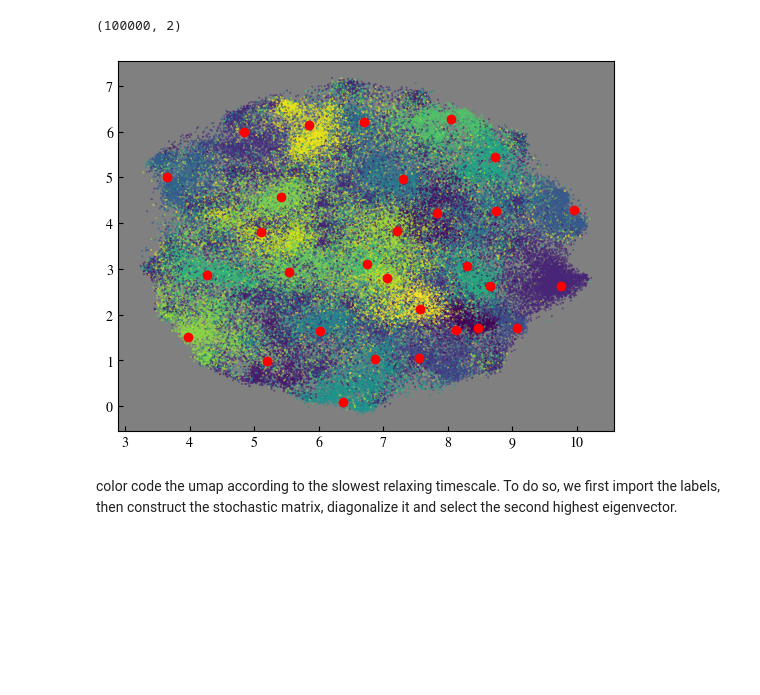
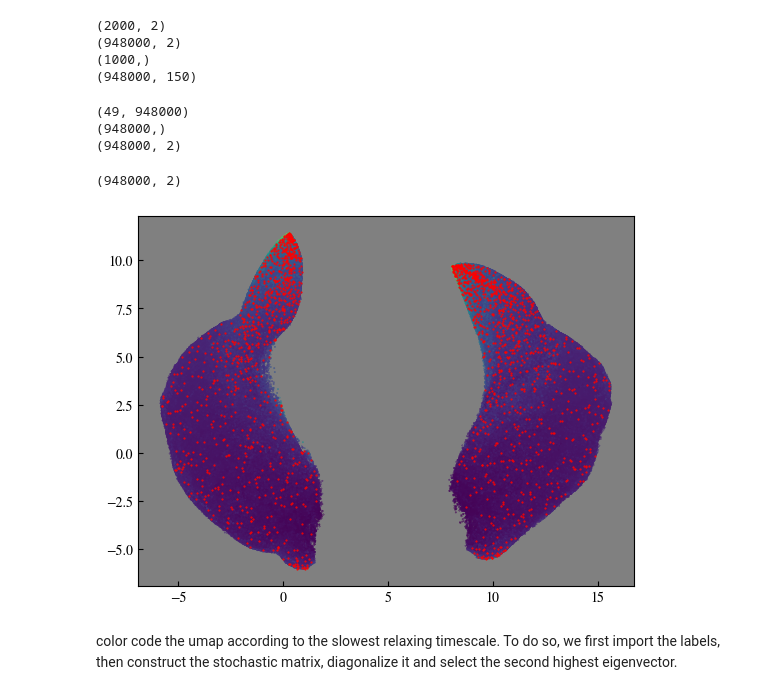
Before and after one commit to HugoLeRoy94/ClusterAnalysis, a Jupyter notebook: notebooks/copepods/04_UMAP.ipynb, the cells around one changed output. Drawn from its saved outputs; the diff is of its cells as text; code cells hidden in the pictures; blank space fills up the shorter version.

Commit message:
run on the copepods

```diff
--- a/notebooks/copepods/04_UMAP.ipynb
+++ b/notebooks/copepods/04_UMAP.ipynb
@@ -15,20 +15,45 @@ import src.viz
 
 #sns.set(style="white", context="notebook")
 # %%
-umap_data = np.load('../data/processed/umap_points.npy')
-umap_indices = np.load('../data/processed/umap_indices.npy')
-with open('../data/processed/torsion_embedding.pkl', "rb") as f:
+umap_data = np.load('../../data/copepods/processed/umap_points.npy')
+umap_indices = np.load('../../data/copepods/processed/umap_indices.npy')
+with open('../../data/copepods/processed/embedding.pkl', "rb") as f:
         emb = pickle.load(f)
-umap_cluster_centers = np.load('../data/processed/umap_centers.npy')
+umap_cluster_centers = np.load('../../data/copepods/processed/umap_centers.npy')
+# %%
+print(umap_cluster_centers.shape)
+print(umap_data.shape)
+print(umap_indices.shape)
+print(emb.flatten_embedding_matrix.shape)
+# %% [output]
+(2000, 2)
+(948000, 2)
+(1000,)
+(948000, 150)
+# %%
+speedx = emb.flatten_embedding_matrix[:,0::3][:,1:] - emb.flatten_embedding_matrix[:,0::3][:,:-1]
+speedy = emb.flatten_embedding_matrix[:,1::3][:,1:] - emb.flatten_embedding_matrix[:,1::3][:,:-1]
+speedz = emb.flatten_embedding_matrix[:,2::3][:,1:] - emb.flatten_embedding_matrix[:,2::3][:,:-1]
+speed = np.mean(np.linalg.norm(np.array([speedx,speedy,speedz]).T,axis=2),axis=0)
+color_values=speed
+# %%
+print(np.linalg.norm(np.array([speedx,speedy,speedz]).T,axis=2).shape)
+print(speed.shape)
+print(umap_data.shape)
+# %% [output]
+(49, 948000)
+(948000,)
+(948000, 2)
 # %%
 print(umap_data.shape)
-plt.scatter(umap_data[:,0],umap_data[:,1],c=emb.labels[umap_indices],s=0.1)
-plt.scatter(umap_cluster_centers[:,0],umap_cluster_centers[:,1],c = 'red')
+#plt.scatter(umap_data[:,0],umap_data[:,1],c=emb.labels[umap_indices],s=0.1)
+plt.scatter(umap_data[:,0],umap_data[:,1],c=speed,s=0.1)
+plt.scatter(umap_cluster_centers[:,0],umap_cluster_centers[:,1],c = 'red',s=0.3)
 ax = plt.gca()
 ax.set_facecolor('grey')
 # %% [output]
-(100000, 2)
+(948000, 2)
-[figure, old version]
+[figure, new version]
 # %% [markdown]
 color code the umap according to the slowest relaxing timescale. To do so, we first import the labels, then construct the stochastic matrix, diagonalize it and select the second highest eigenvector.
 # %%
```
Also changed, not shown: parts of 1 cell of this notebook, 3 other files.
